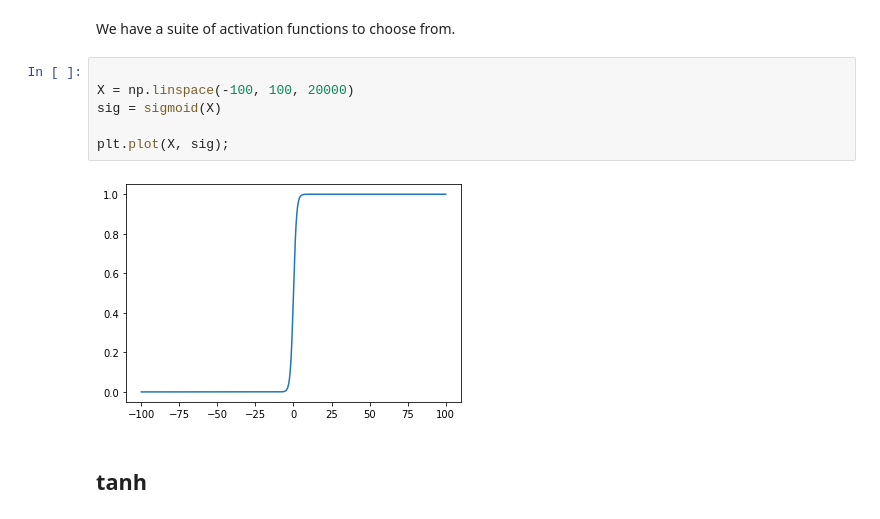
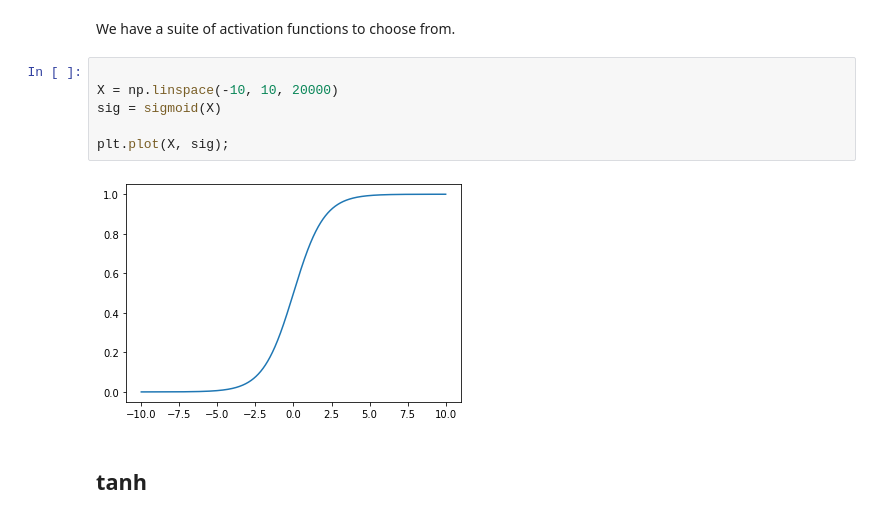
Before and after one commit to lecritch/neural_networks_p1-chi-sea-dsc, a Jupyter notebook: index.ipynb, the cells around one changed output. Saved outputs shown, nothing was run; the diff lists cells and outputs as text.

```diff
--- a/index.ipynb
+++ b/index.ipynb
@@ -133,12 +169,12 @@ array([[0.99999998]])
 We have a suite of activation functions to choose from.
 # %%
 
-X = np.linspace(-100, 100, 20000)
+X = np.linspace(-10, 10, 20000)
 sig = sigmoid(X)
 
 plt.plot(X, sig);
 # %% [output]
-[figure, old version]
+[figure, new version]
 # %% [markdown]
 ## tanh
 # %% [markdown]
```
Also changed, not shown: parts of 69 cells of this notebook, 8 other files.
